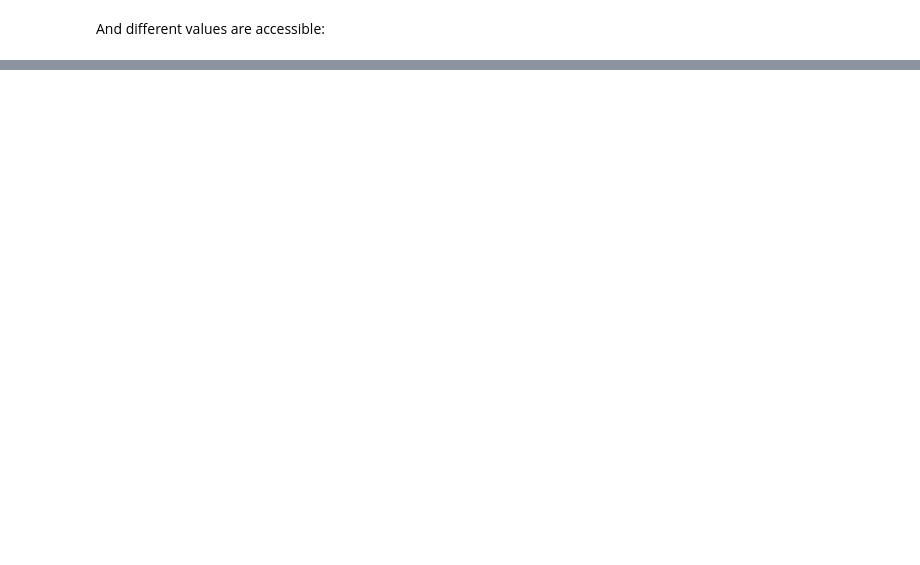
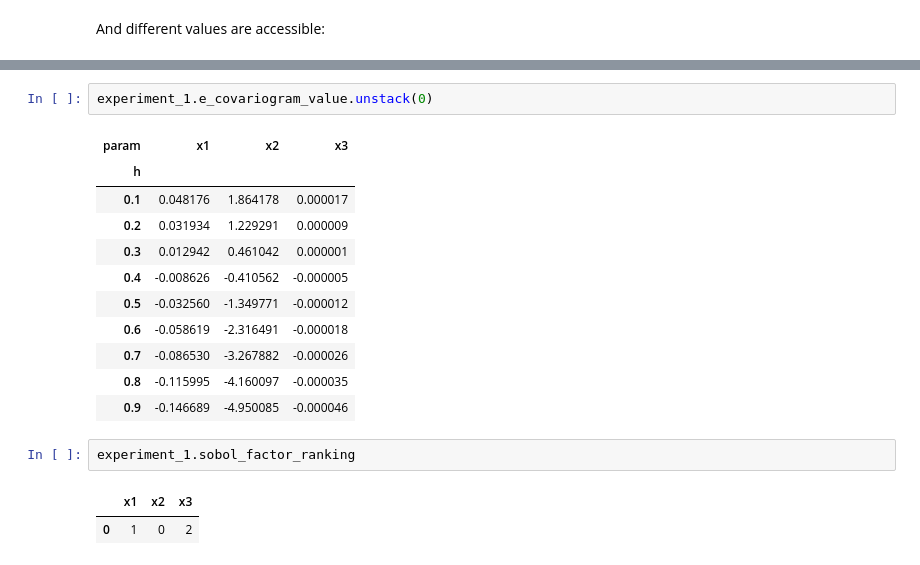
Before and after one commit to vars-tool/vars-tool, a Jupyter notebook: tutorial/tutorial-edited.ipynb, the cells around one changed output, grey strips where cells are left out. Cells and saved outputs as stored; diff of their text form; blank space fills up the shorter version.

```diff
--- a/tutorial/tutorial-edited.ipynb
+++ b/tutorial/tutorial-edited.ipynb
@@ -136,0 +173,19 @@ experiment_1.morris_value[0].unstack(0)
+# %%
+experiment_1.e_covariogram_value.unstack(0)
+# %% [output]
+| param | x1 | x2 | x3 |
+| h |  |  |  |
+| 0.1 | 0.048176 | 1.864178 | 0.000017 |
+| 0.2 | 0.031934 | 1.229291 | 0.000009 |
+| 0.3 | 0.012942 | 0.461042 | 0.000001 |
+| 0.4 | -0.008626 | -0.410562 | -0.000005 |
+| 0.5 | -0.032560 | -1.349771 | -0.000012 |
+| 0.6 | -0.058619 | -2.316491 | -0.000018 |
+| 0.7 | -0.086530 | -3.267882 | -0.000026 |
+| 0.8 | -0.115995 | -4.160097 | -0.000035 |
+| 0.9 | -0.146689 | -4.950085 | -0.000046 |
+# %%
+experiment_1.sobol_factor_ranking
+# %% [output]
+|  | x1 | x2 | x3 |
+| 0 | 1 | 0 | 2 |
```
Also changed, not shown: parts of 22 cells of this notebook, 1 other file.
